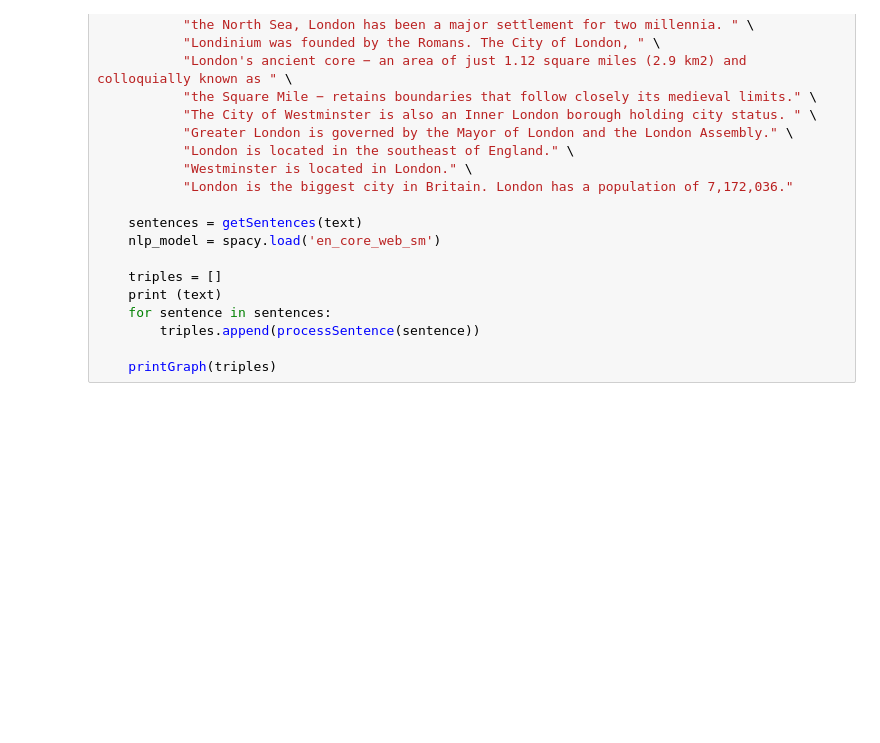
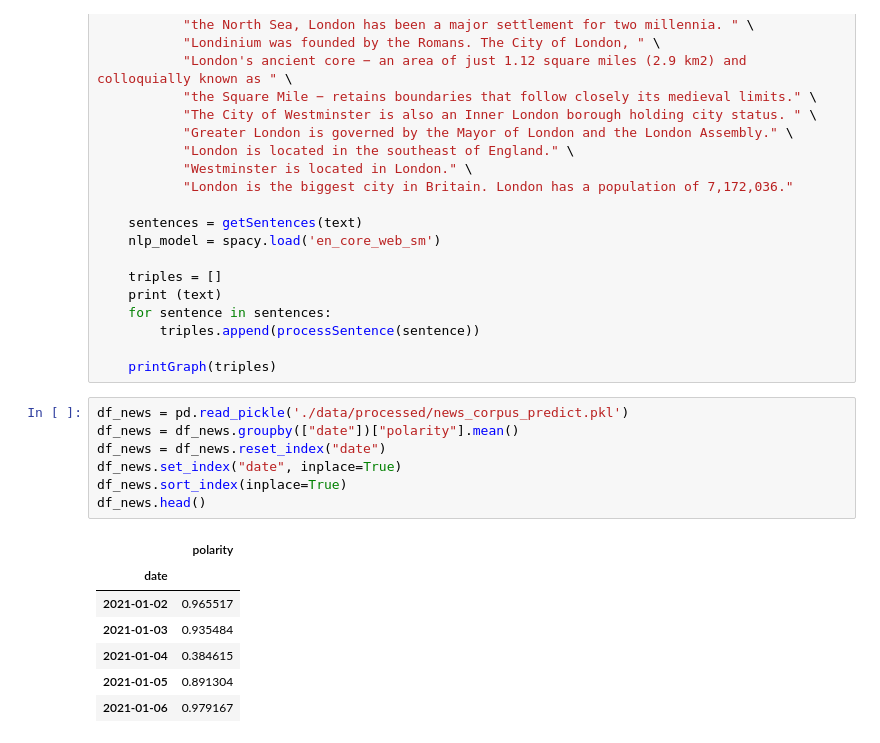
Before and after one commit to pahurlocker/bitcoin-price-prediction, a Jupyter notebook: bitcoin-price-prediction-eda.ipynb, the cells around one changed output. Saved outputs shown, nothing was run; the diff lists cells and outputs as text; blank space fills up the shorter version.

Commit message:
Restructured data loading process

```diff
--- a/bitcoin-price-prediction-eda.ipynb
+++ b/bitcoin-price-prediction-eda.ipynb
@@ -433,3 +424,18 @@ if __name__ == "__main__":
         triples.append(processSentence(sentence))
 
     printGraph(triples)
+# %%
+df_news = pd.read_pickle('./data/processed/news_corpus_predict.pkl')
+df_news = df_news.groupby(["date"])["polarity"].mean()
+df_news = df_news.reset_index("date")
+df_news.set_index("date", inplace=True)
+df_news.sort_index(inplace=True)
+df_news.head()
+# %% [output]
+|  | polarity |
+| date |  |
+| 2021-01-02 | 0.965517 |
+| 2021-01-03 | 0.935484 |
+| 2021-01-04 | 0.384615 |
+| 2021-01-05 | 0.891304 |
+| 2021-01-06 | 0.979167 |
```
Also changed, not shown: parts of 9 cells of this notebook, 24 other files.
